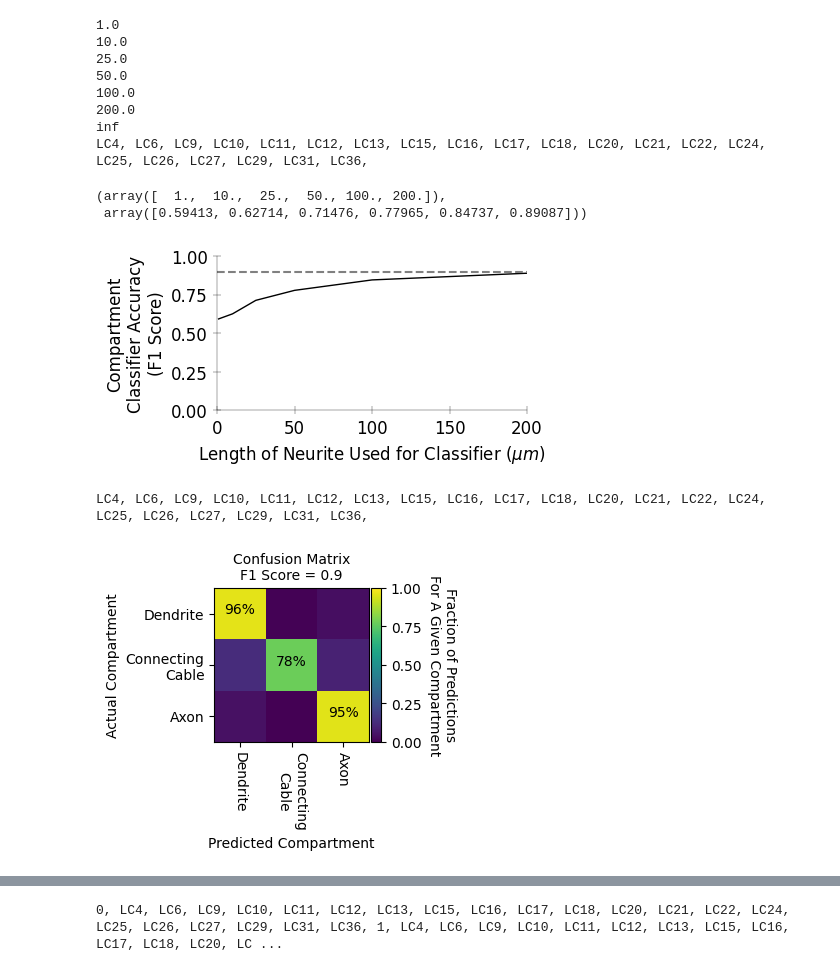
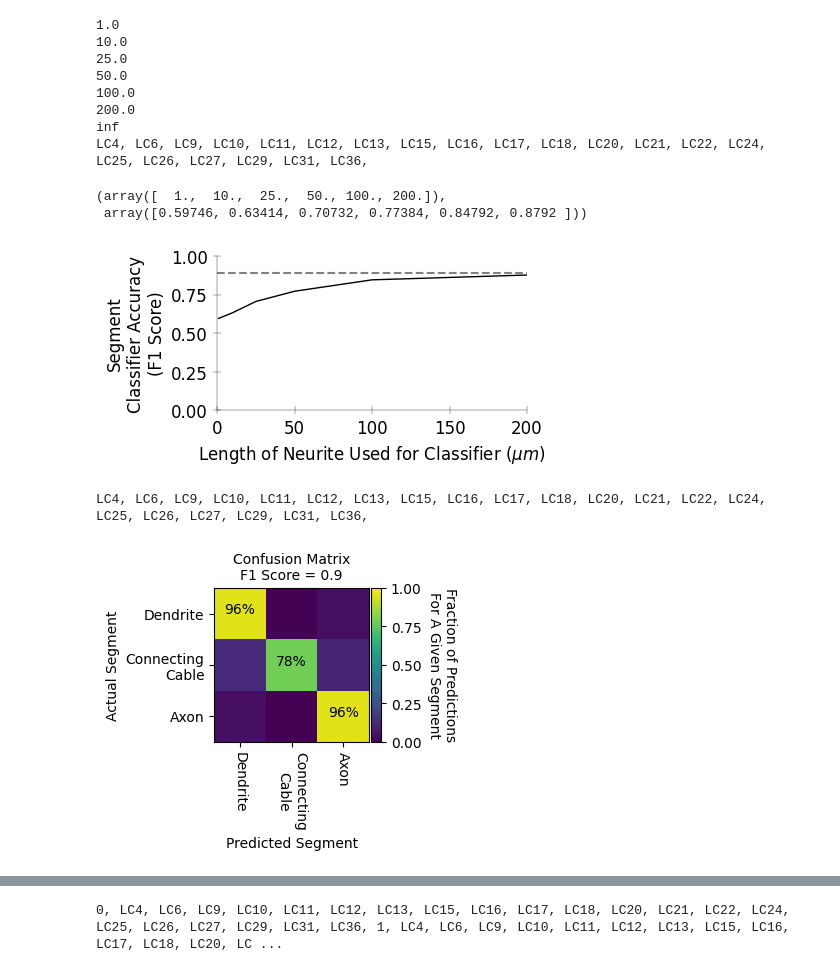
Before and after one commit to ClarkLabCode/MitochondrialMorphologyPosition, a Jupyter notebook: morphology classifier - LC neurons.ipynb, the cells around one changed output, grey strips where cells are left out. Saved outputs shown, nothing was run; the diff lists cells and outputs as text; code cells hidden in the pictures.

```diff
--- a/morphology classifier - LC neurons.ipynb
+++ b/morphology classifier - LC neurons.ipynb
@@ -44,5 +44,5 @@ token_id = "eyJhbGciOiJIUzI1NiIsInR5cCI6IkpXVCJ9.eyJlbWFpbCI6ImdhcnJldHQuc2FnZXJ
 np.set_printoptions(precision=5, suppress=True)  # suppress scientific float notation
-home_dir = '/Users/gs697/Research/mitochondriaMorphologyPosition'
+home_dir = '/Users/gs697/Research/MitochondrialMorphologyPosition'
 c = Client('neuprint.janelia.org', dataset='hemibrain:v1.2.1', token=token_id)
 neuron_quality = pd.read_csv(home_dir + '/saved_data/neuron_quality.csv')
 neuron_quality_np = neuron_quality.to_numpy()
@@ -342,7 +363,7 @@ LC4, LC6, LC9, LC10, LC11, LC12, LC13, LC15, LC16, LC17, LC18, LC20, LC21, LC22,
 threshes[:-1], threshes_f1s[:-1]
 # %% [output]
 (array([  1.,  10.,  25.,  50., 100., 200.]),
- array([0.59413, 0.62714, 0.71476, 0.77965, 0.84737, 0.89087]))
+ array([0.59746, 0.63414, 0.70732, 0.77384, 0.84792, 0.8792 ]))
 # %%
 fig, ax = plt.subplots(figsize=(4,2))
 fontsize=12
@@ -350,13 +371,13 @@ ax.plot(threshes[:-1], threshes_f1s[:-1], color = 'k', linewidth = 1)
 ax.plot([0, threshes[-2]], np.zeros(2) + threshes_f1s[-1], color = 'grey', linestyle = 'dashed', label = 'Entire Neurite')
 format_axes(ax, fontsize)
 ax.set_xlabel('Length of Neurite Used for Classifier (' + r'$\mu m$' + ')', fontsize=fontsize)
-ax.set_ylabel('Compartment\nClassifier Accuracy\n(F1 Score)', fontsize=fontsize)
+ax.set_ylabel('Segment\nClassifier Accuracy\n(F1 Score)', fontsize=fontsize)
 ax.set_xlim([0, threshes[-2]])
 ax.set_ylim([0,1])
 plt.savefig(home_dir + f'/saved_figures/mito_morphology_embedding/classifier/Compartment_VariableLength.svg', transparent=True, bbox_inches='tight')
 plt.show()
 # %% [output]
-[figure, old version]
+[figure, new version]
 # %%
 f1_type, arbor_pred_actual, f1 = arbor_classifier(zscores)
 # %% [output]
@@ -364,30 +385,30 @@ LC4, LC6, LC9, LC10, LC11, LC12, LC13, LC15, LC16, LC17, LC18, LC20, LC21, LC22,
 # %%
 heat_matrix = np.zeros( (3,3) )
 for i_section, section in enumerate(config.analyze_sections):
     for j_i_section, j_section in enumerate(config.analyze_sections):
         heat_matrix[i_section, j_i_section] = np.sum( np.all([arbor_pred_actual[:,0]==j_i_section, arbor_pred_actual[:,1] == i_section],axis=0) )
 heat_matrix = heat_matrix / np.sum(heat_matrix,axis=1)[:,np.newaxis]
 
 fig = plt.figure( figsize=(2,2) )
 fontsize=10
 im = plt.imshow(heat_matrix, vmin=0, vmax=1, aspect='auto')#, cmap = 'autumn')
 plt.yticks(ticks = np.arange(len(config.analyze_sections)), labels = [section.title().replace(' ', '\n') for section in config.analyze_sections], fontsize=fontsize)  # remove axis labels
 plt.xticks(ticks = np.arange(len(config.analyze_sections)), labels = [section.title().replace(' ', '\n') for section in config.analyze_sections], fontsize=fontsize, rotation=270)  # remove axis labels
-plt.xlabel('Predicted Compartment', fontsize=fontsize)
-plt.ylabel('Actual Compartment', fontsize=fontsize)
+plt.xlabel('Predicted Segment', fontsize=fontsize)
+plt.ylabel('Actual Segment', fontsize=fontsize)
 for i_section, section in enumerate(config.analyze_sections):
     for j_i_section, j_section in enumerate(config.analyze_sections):
         if j_i_section == i_section:
             plt.text(j_i_section, i_section, f'{int(np.round(100*heat_matrix[i_section, j_i_section]))}%', ha= 'center', color = 'k')#, fontweight='bold')
 plt.title(f'Confusion Matrix\nF1 Score = {np.round(f1, decimals=2)}', fontsize=fontsize)
 
 axcolor = fig.add_axes([0.91, 0.11, 0.05, 0.77])
 cbar = plt.colorbar(im, cax=axcolor, ticks= np.arange(0,1.01, 0.25))
-cbar.set_label('Fraction of Predictions\nFor A Given Compartment', fontsize=fontsize, rotation = 270, ha = 'center', va = 'bottom')
+cbar.set_label('Fraction of Predictions\nFor A Given Segment', fontsize=fontsize, rotation = 270, ha = 'center', va = 'bottom')
 plt.savefig(home_dir + f'/saved_figures/mito_morphology_embedding/classifier/Compartment_ConfusionMatrix.svg', transparent=True, bbox_inches='tight')
 plt.show()
 # %% [output]
-[figure, old version]
+[figure, new version]
 # %%
 fig, ax = plt.subplots(figsize=(6,2))
 fontsize=12
```
Also changed, not shown: parts of 16 cells of this notebook, 10 other files.
